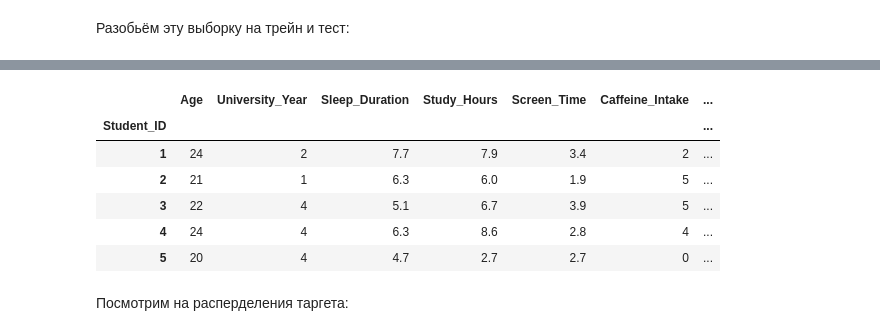
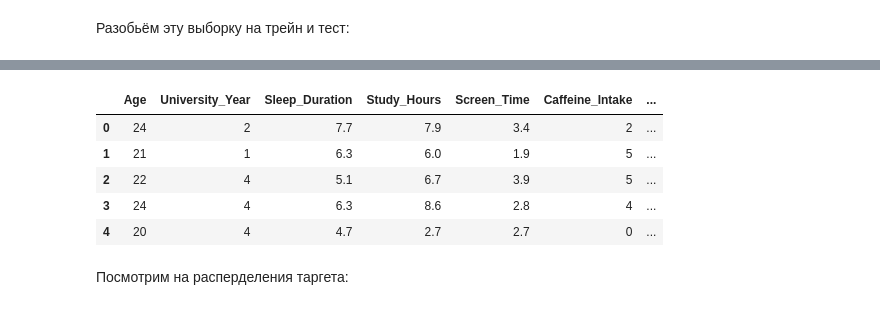
Before and after one commit to UnicornRed/GradientDescentBeta, a Jupyter notebook: stochastic_grad_desc.ipynb, the cells around one changed output, grey strips where cells are left out. Cells and saved outputs as stored; diff of their text form; code cells hidden in the pictures.

```diff
--- a/stochastic_grad_desc.ipynb
+++ b/stochastic_grad_desc.ipynb
@@ -726,25 +811,25 @@ print(
 
 Будем предсказывать качество сна, для чего преобразуем таргет в вектор от нуля до единицы не включительно. А так же пол преобразуем OneHot кодированием:
 # %%
-beta_data = pd.read_csv("student_sleep_patterns.csv", sep=",", index_col="Student_ID")
+beta_data = pd.read_csv("student_sleep_patterns.csv", sep=",")
+beta_data = beta_data.drop(columns="Student_ID")
 beta_data = pd.get_dummies(beta_data, columns=["Gender"], drop_first=True, dtype="int8")
 beta_data["University_Year"] = [int(year[0]) for year in beta_data["University_Year"]]
 target_column = "Sleep_Quality"
 features_columns = beta_data.drop(columns=target_column).columns
 
 beta_data["Sleep_Quality"] = (
     beta_data["Sleep_Quality"] / max(beta_data["Sleep_Quality"]) - 0.05
 )
 
 beta_data.head()
 # %% [output]
 |  | Age | University_Year | Sleep_Duration | Study_Hours | Screen_Time | Caffeine_Intake | ... |
-| Student_ID |  |  |  |  |  |  | ... |
-| 1 | 24 | 2 | 7.7 | 7.9 | 3.4 | 2 | ... |
-| 2 | 21 | 1 | 6.3 | 6.0 | 1.9 | 5 | ... |
-| 3 | 22 | 4 | 5.1 | 6.7 | 3.9 | 5 | ... |
-| 4 | 24 | 4 | 6.3 | 8.6 | 2.8 | 4 | ... |
-| 5 | 20 | 4 | 4.7 | 2.7 | 2.7 | 0 | ... |
+| 0 | 24 | 2 | 7.7 | 7.9 | 3.4 | 2 | ... |
+| 1 | 21 | 1 | 6.3 | 6.0 | 1.9 | 5 | ... |
+| 2 | 22 | 4 | 5.1 | 6.7 | 3.9 | 5 | ... |
+| 3 | 24 | 4 | 6.3 | 8.6 | 2.8 | 4 | ... |
+| 4 | 20 | 4 | 4.7 | 2.7 | 2.7 | 0 | ... |
 # %% [markdown]
 Посмотрим на расперделения таргета:
 # %%
```
Also changed, not shown: parts of 19 cells of this notebook, 6 other files.
